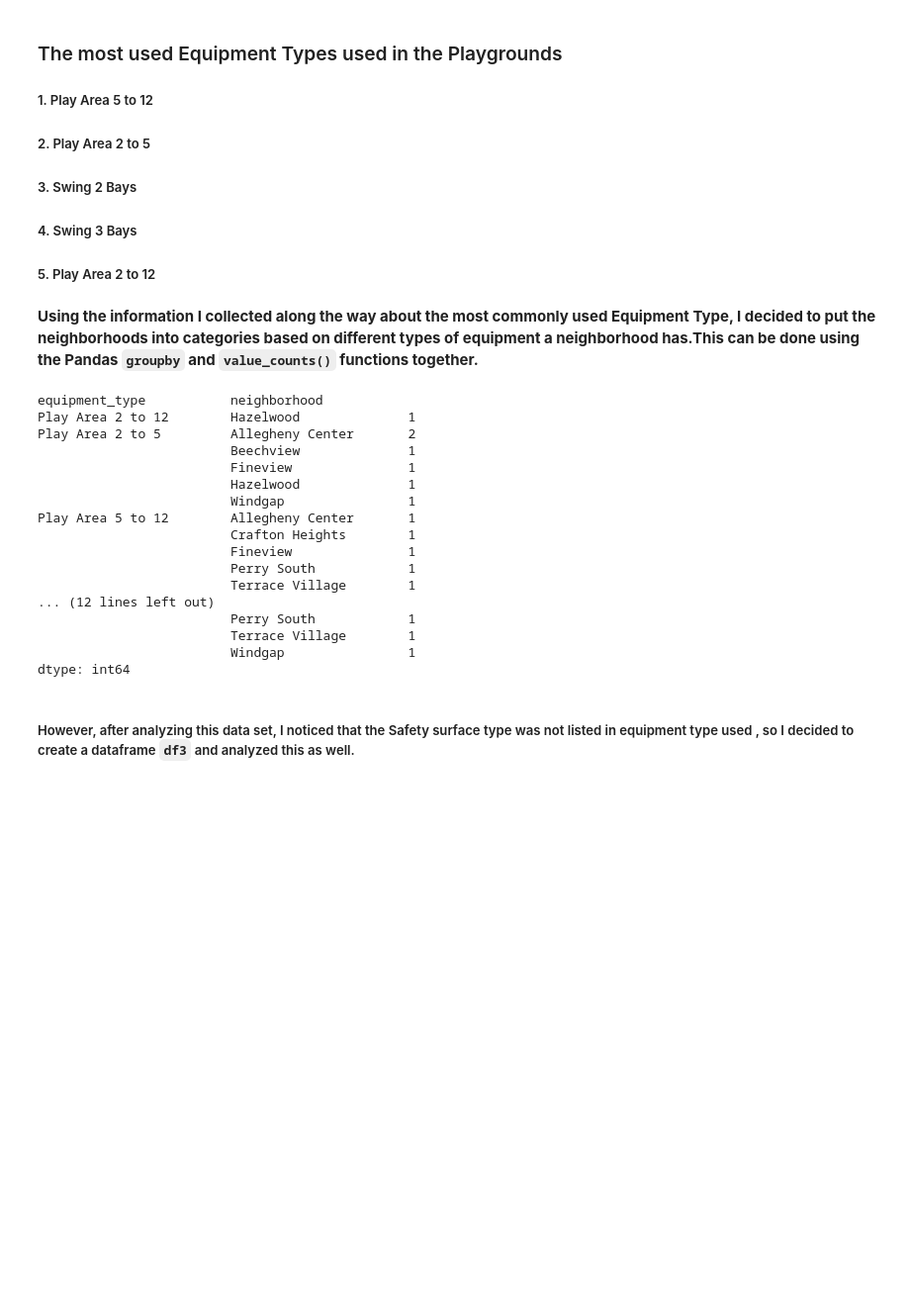
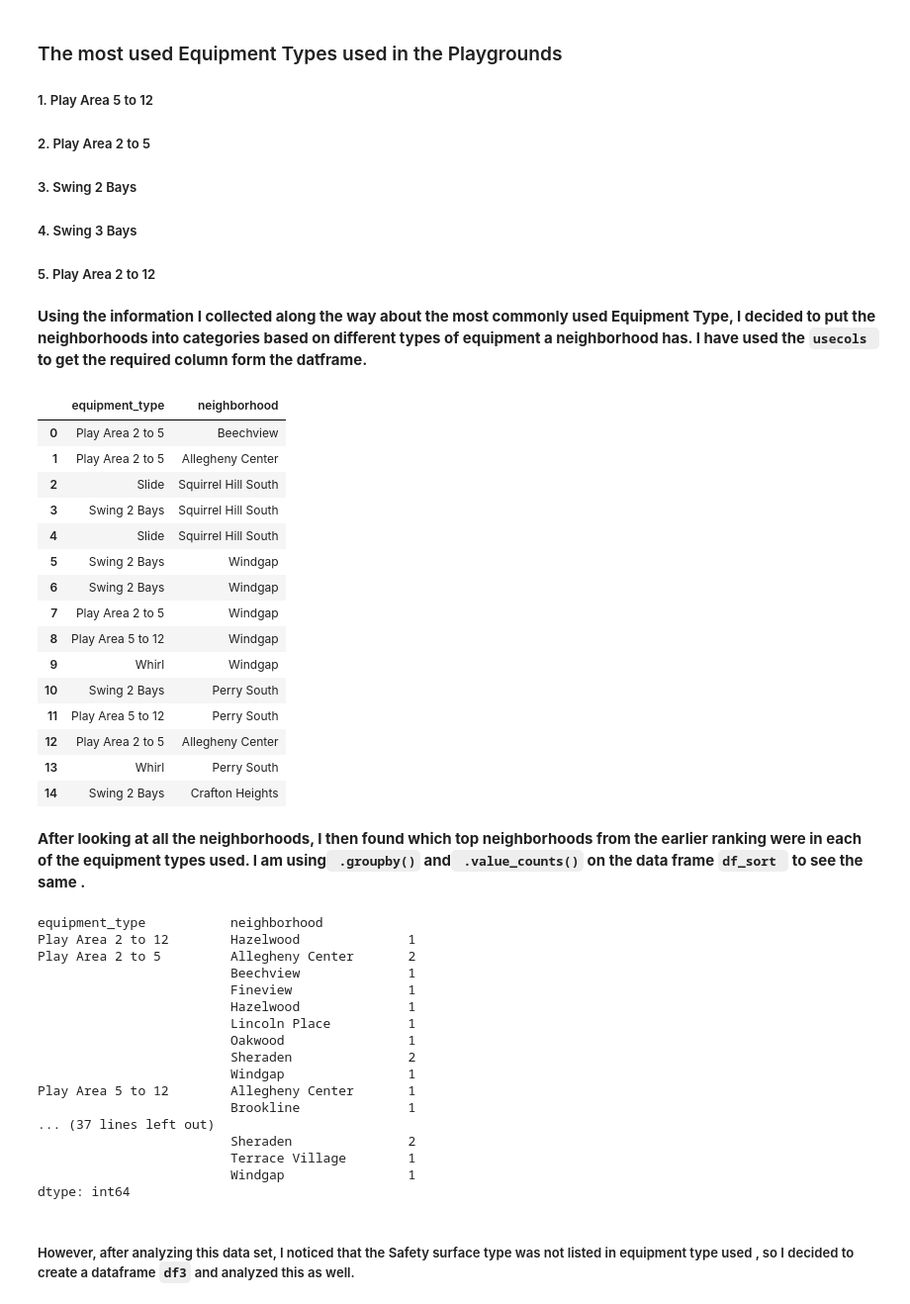
Before and after one commit to Roma-Reddy/Cmpinf0010FinalProject, a Jupyter notebook: Roma_Final_Notebook.ipynb, the cells around one changed output. Shown at 99% size. Cells and saved outputs as stored; diff of their text form; code cells hidden in the pictures; blank space fills up the shorter version.

```diff
--- a/Roma_Final_Notebook.ipynb
+++ b/Roma_Final_Notebook.ipynb
@@ -165,7 +173,30 @@ df2.plot(kind = "barh",figsize = (10,12))
 #####  4. Swing 3 Bays
 #####  5. Play Area 2 to 12
 # %% [markdown]
-**Using the information I collected along the way about the most commonly used Equipment Type, I decided to put the neighborhoods into categories based on different types of equipment a neighborhood has.This can be done using the Pandas  `groupby` and `value_counts()` functions together.**
+**Using the information I collected along the way about the most commonly used Equipment Type, I decided to put the neighborhoods into categories based on different types of equipment a neighborhood has. I have used the `usecols ` to get the required column form the datframe.**
+# %%
+playgrounds_data1 = pd.read_csv("playground.csv",usecols = ['neighborhood','equipment_type'])
+df_sort = playgrounds_data1.head(60)
+playgrounds_data1.head(15)
+# %% [output]
+|  | equipment_type | neighborhood |
+| 0 | Play Area 2 to 5 | Beechview |
+| 1 | Play Area 2 to 5 | Allegheny Center |
+| 2 | Slide | Squirrel Hill South |
+| 3 | Swing 2 Bays | Squirrel Hill South |
+| 4 | Slide | Squirrel Hill South |
+| 5 | Swing 2 Bays | Windgap |
+| 6 | Swing 2 Bays | Windgap |
+| 7 | Play Area 2 to 5 | Windgap |
+| 8 | Play Area 5 to 12 | Windgap |
+| 9 | Whirl | Windgap |
+| 10 | Swing 2 Bays | Perry South |
+| 11 | Play Area 5 to 12 | Perry South |
+| 12 | Play Area 2 to 5 | Allegheny Center |
+| 13 | Whirl | Perry South |
+| 14 | Swing 2 Bays | Crafton Heights |
+# %% [markdown]
+**After looking at all the neighborhoods, I then found which top neighborhoods from the earlier ranking were in each of the equipment types used. I am using` .groupby()` and` .value_counts()` on the data frame `df_sort ` to see the same .**
 # %%
 df_sort.groupby(['equipment_type','neighborhood']).value_counts().drop(columns='safety_surface_type')
 # %% [output]
@@ -175,14 +206,14 @@ Play Area 2 to 5         Allegheny Center       2
                          Beechview              1
                          Fineview               1
                          Hazelwood              1
+                         Lincoln Place          1
+                         Oakwood                1
+                         Sheraden               2
                          Windgap                1
 Play Area 5 to 12        Allegheny Center       1
-                         Crafton Heights        1
-                         Fineview               1
-                         Perry South            1
-                         Terrace Village        1
-... (12 lines left out)
-                         Perry South            1
+                         Brookline              1
+... (37 lines left out)
+                         Sheraden               2
                          Terrace Village        1
                          Windgap                1
 dtype: int64
```
Also changed, not shown: parts of 5 cells of this notebook.
